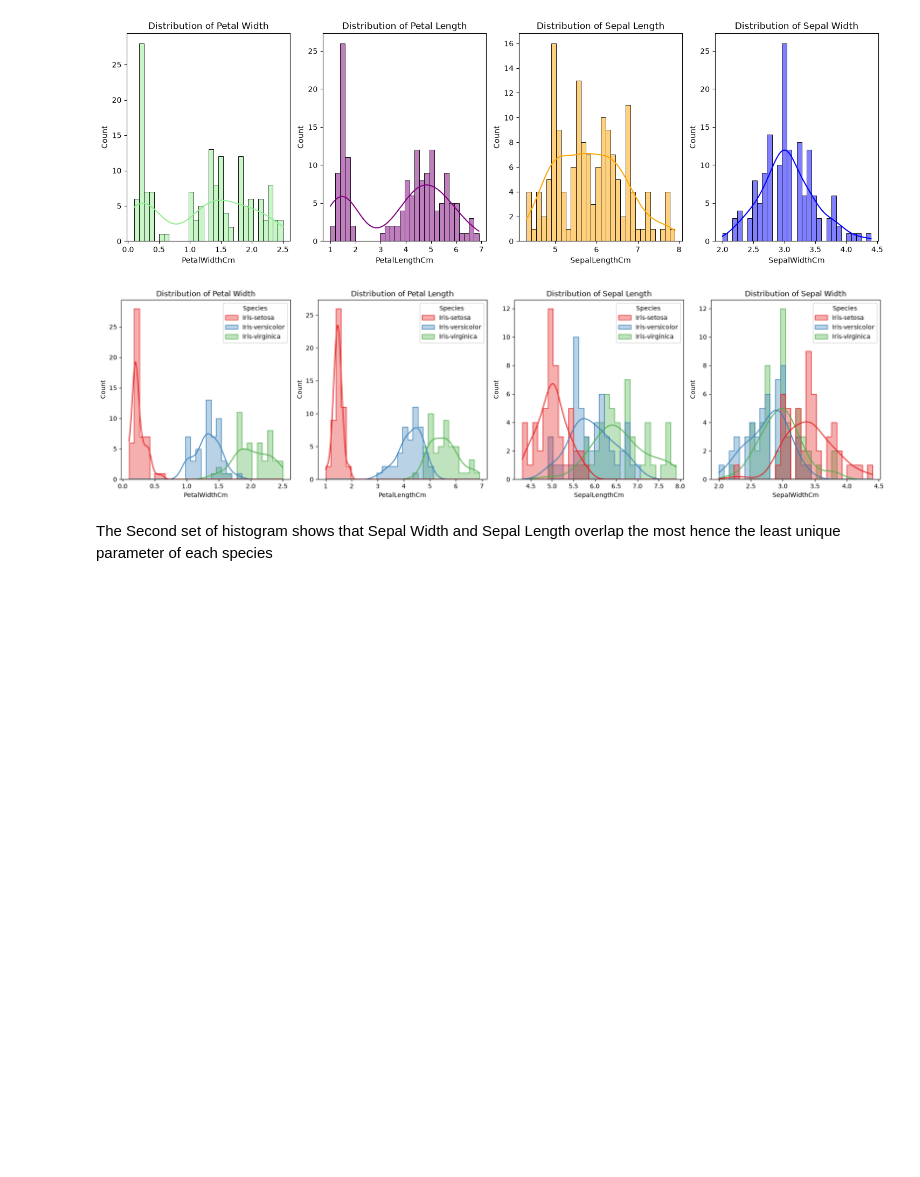
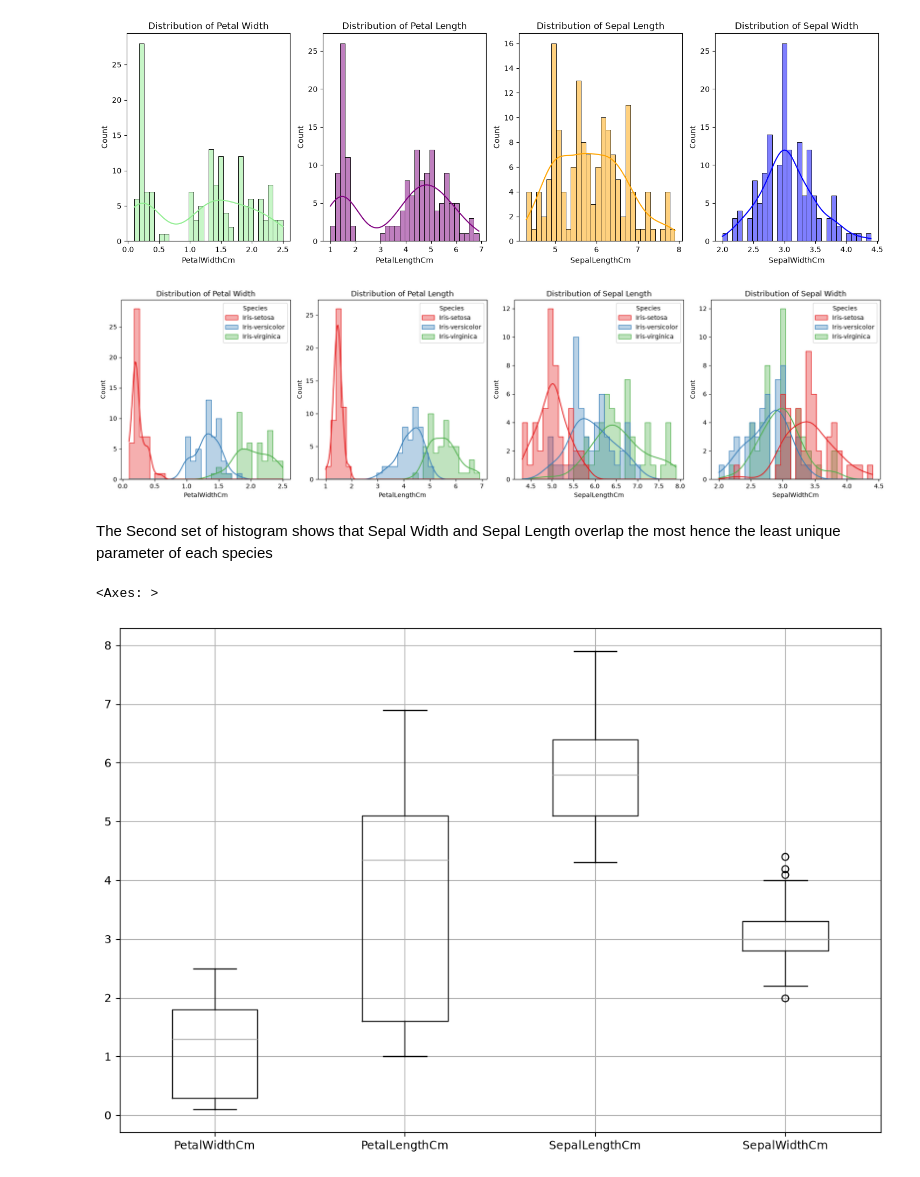
Before and after one commit to swrjs/iris-analysis, a Jupyter notebook: eda/2univariate_analysis.ipynb, the cells around one changed output. Saved outputs shown, nothing was run; the diff lists cells and outputs as text; code cells hidden in the pictures; blank space fills up the shorter version.

```diff
--- a/eda/2univariate_analysis.ipynb
+++ b/eda/2univariate_analysis.ipynb
@@ -102,3 +117,8 @@ plt.show()
 [figure]
 # %% [markdown]
 The Second set of histogram shows that Sepal Width and Sepal Length overlap the most hence the least unique parameter of each species
+# %%
+df.boxplot(column=['PetalWidthCm', 'PetalLengthCm', 'SepalLengthCm', 'SepalWidthCm'], figsize=(12, 8))
+# %% [output]
+<Axes: >
+[figure, added]
```
Also changed, not shown: parts of 8 cells of this notebook, 6 other files.
